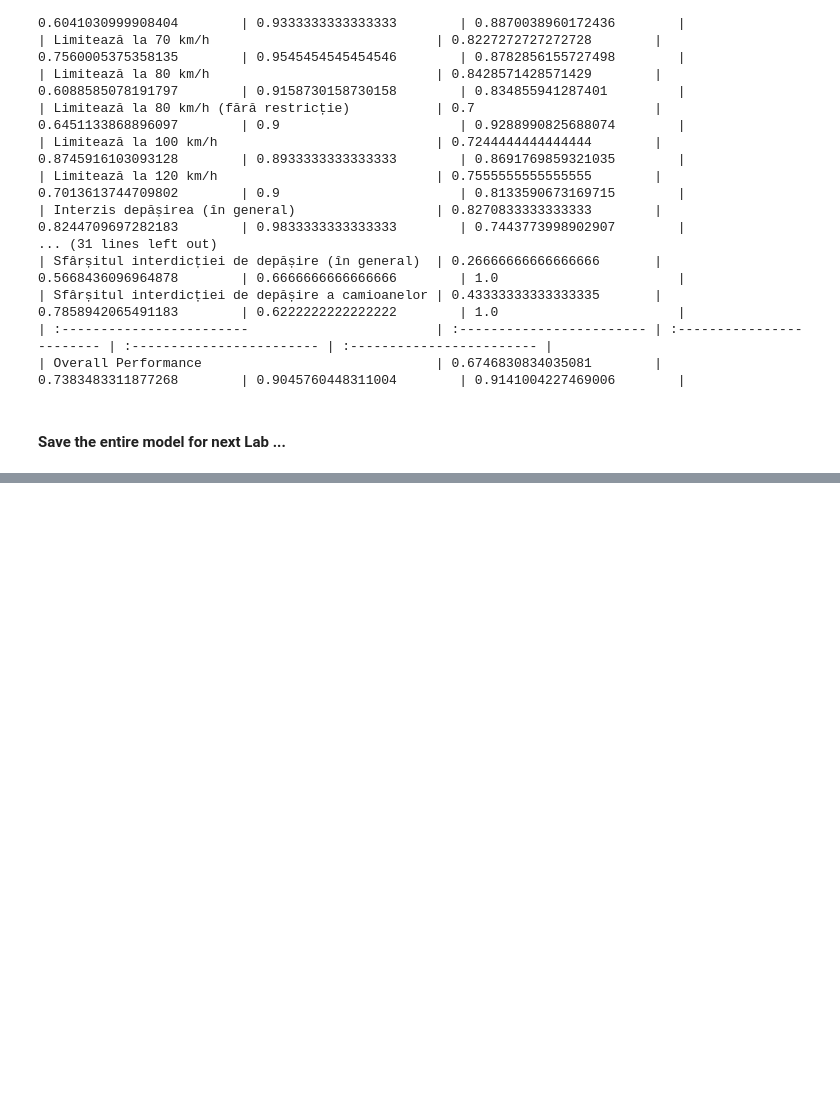
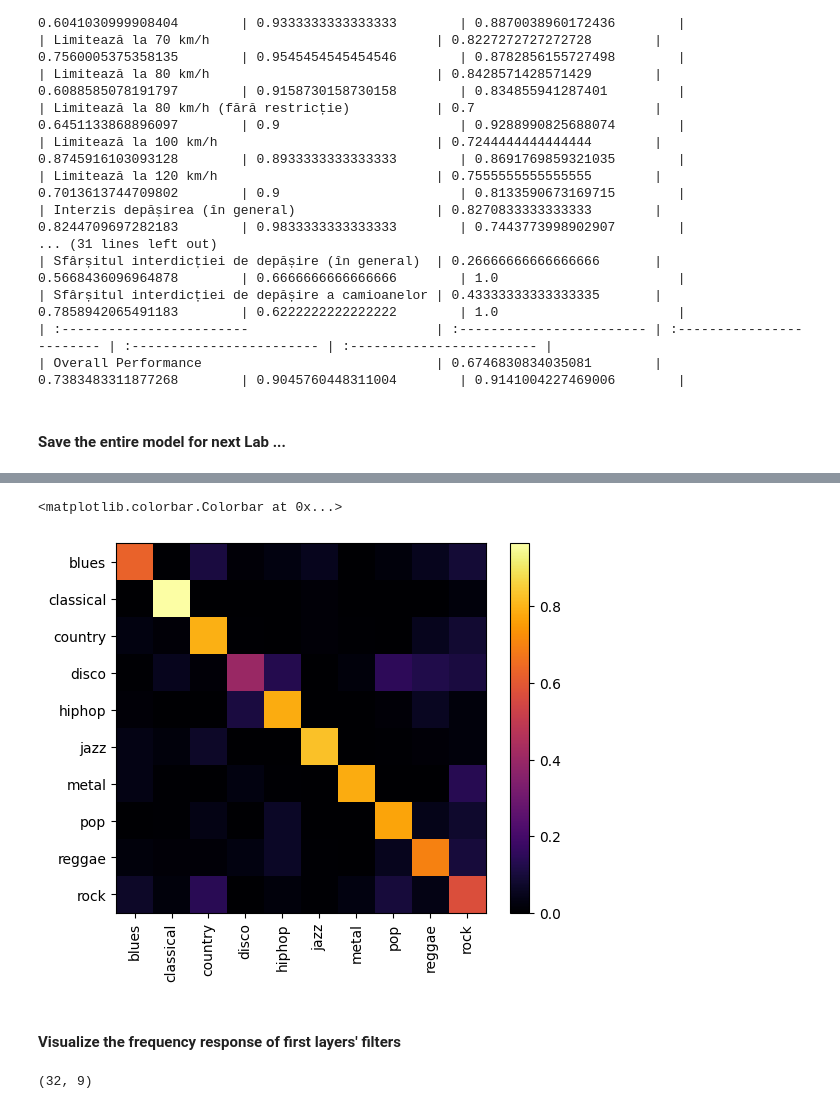
Before and after one commit to Vladimirescu/BIOSINF_IA2, a Jupyter notebook: L2/conv_classification.ipynb, the cells around one changed output, grey strips where cells are left out. Cells and saved outputs as stored; diff of their text form; code cells hidden in the pictures; blank space fills up the shorter version.

```diff
--- a/L2/conv_classification.ipynb
+++ b/L2/conv_classification.ipynb
@@ -674,0 +970,30 @@ torch.save(squeezenet, os.path.join(folder_path_tl, "full_finetuned_mode.pht"))
+# %%
+import torch_utils
+from torch.utils.data import DataLoader
+
+batch_size = 32
+lr = 1e-3
+print_frequency = 1
+epochs = 10
+
+gtzan_train_segm_dl = DataLoader(gtzan_train_segm, batch_size=batch_size, shuffle=True)
+gtzan_test_segm_dl = DataLoader(gtzan_test_segm, batch_size=batch_size, shuffle=False)
+
+optimizer = torch.optim.Adam(raw_model.parameters(), lr=lr)
+loss = nn.CrossEntropyLoss()
+
+# Define root folder and file_name for saving
+folder_path = "models/gtzan_raw"
+file_name = "model.pth"
+
+_ = torch_utils.train_loop(
+    raw_model,
+    train_loader=gtzan_train_segm_dl,
+    optimizer=optimizer,
+    loss=loss,
+    epochs=epochs,
+    test_loader=gtzan_test_segm_dl,
+    device="cuda",
+    folder_path=folder_path,
+    file_name=file_name,
+)
@@ -674,0 +1012,23 @@ torch.save(squeezenet, os.path.join(folder_path_tl, "full_finetuned_mode.pht"))
+# %%
+from sklearn.metrics import confusion_matrix
+
+y_test, y_test_pred = torch_utils.get_prediction_targets(raw_model, gtzan_test_segm_dl, device="cuda")
+
+test_cm_raw = confusion_matrix(y_test, y_test_pred, normalize="true")
+
+raw_metrics_gtzan = compute_metrics_from_cm(test_cm_raw)
+# %%
+plt.imshow(test_cm_raw, cmap="inferno")
+plt.xticks(ticks=list(range(10)), labels=[idx_to_class_gtzan[i] for i in range(10)], rotation='vertical')
+plt.yticks(ticks=list(range(10)), labels=[idx_to_class_gtzan[i] for i in range(10)])
+plt.colorbar()
+# %% [output]
+<matplotlib.colorbar.Colorbar at 0x...>
+[figure, added]
+# %% [markdown]
+#### Visualize the frequency response of first layers' filters
+# %%
+filters = raw_model.conv[0].weight.detach().squeeze().cpu().numpy()
+filters.shape
+# %% [output]
+(32, 9)
```
Also changed, not shown: parts of 59 cells of this notebook, 1 other file.
